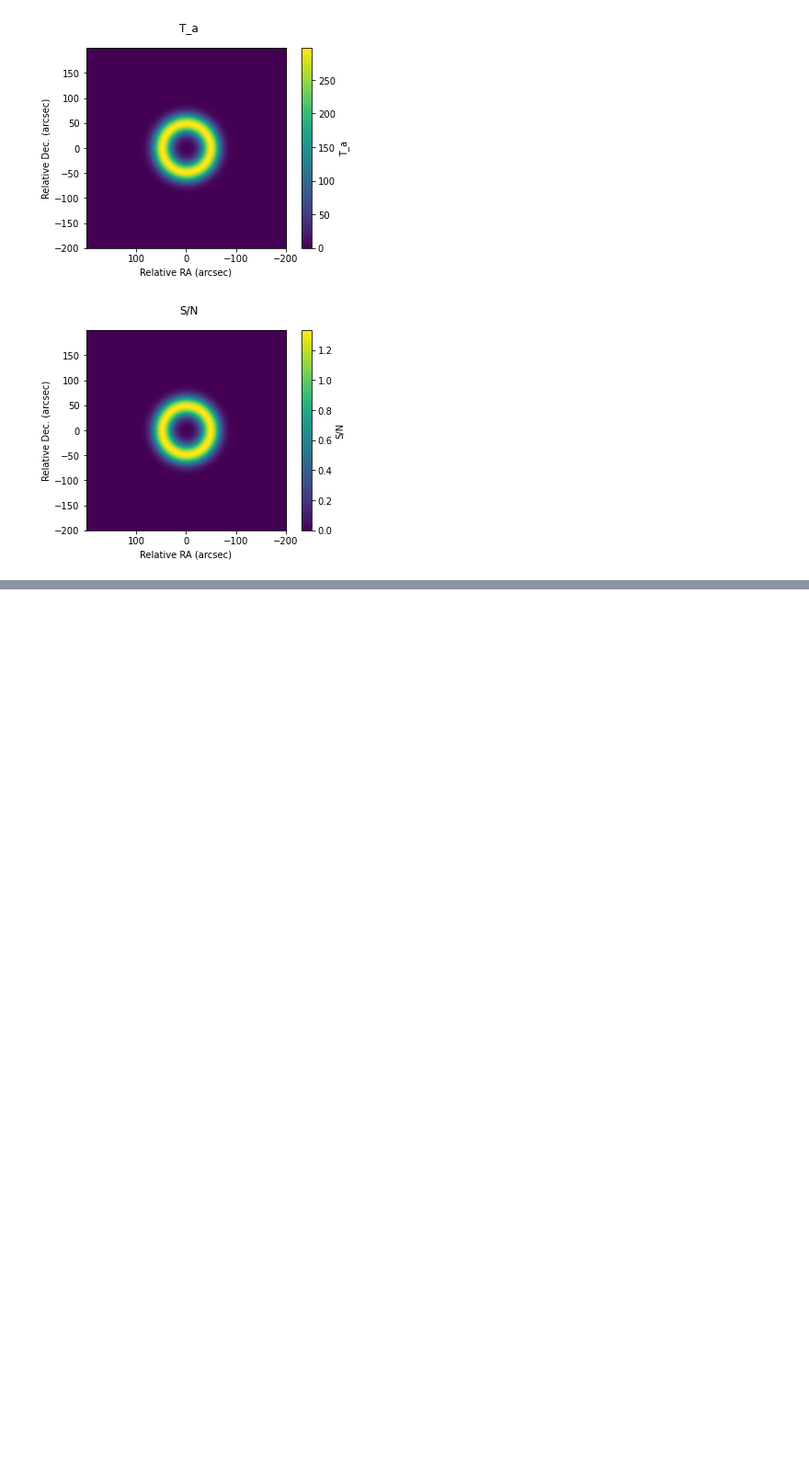
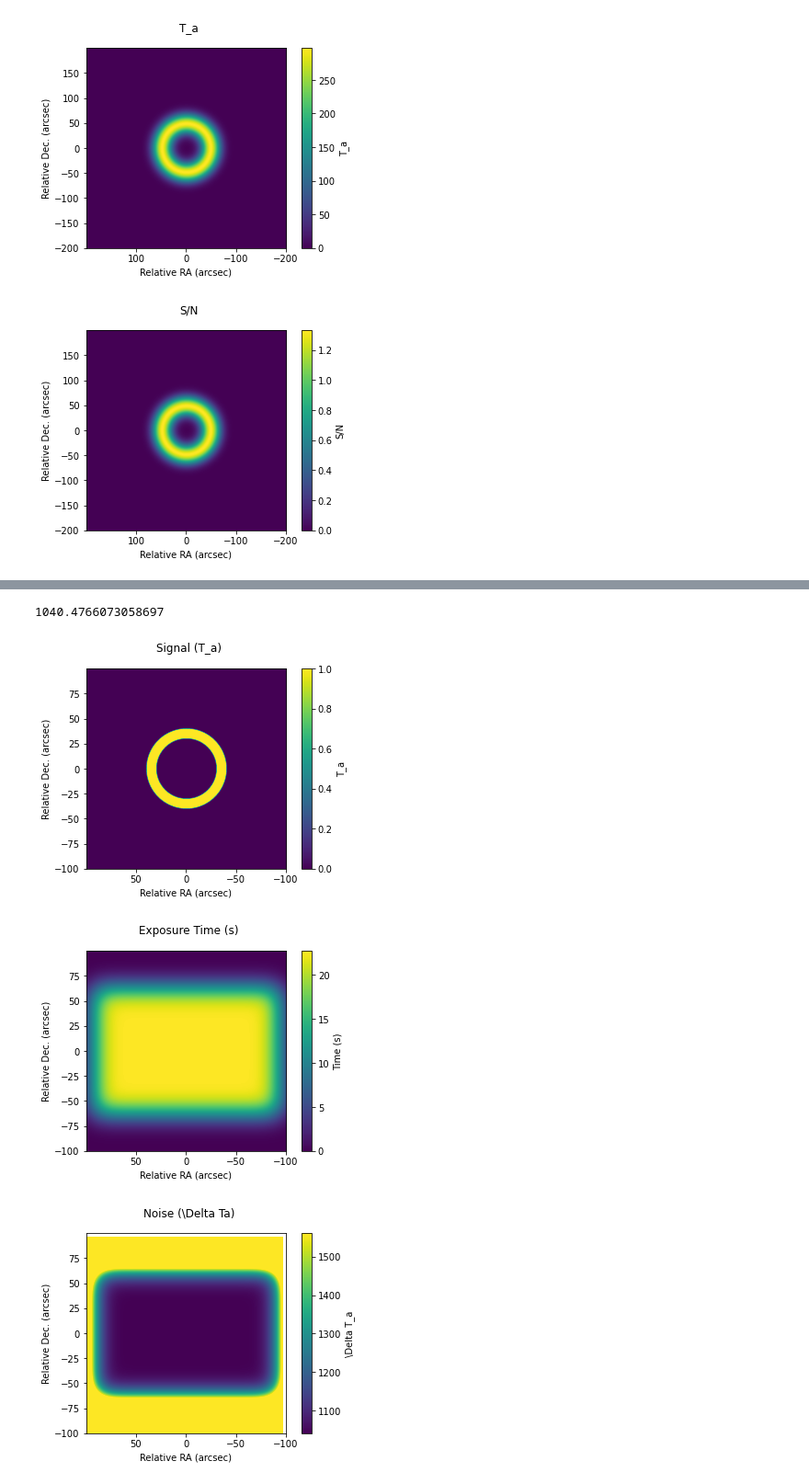
Before and after one commit to kfkaplan/the_greatest_sensitivity_mapper, a Jupyter notebook: test_sense_map.ipynb, the cells around one changed output, grey strips where cells are left out. Shown at 92% size. Saved outputs shown, nothing was run; the diff lists cells and outputs as text; code cells hidden in the pictures; blank space fills up the shorter version.

Commit message:
Some minor fixes to get reading .aor files to work.

```diff
--- a/test_sense_map.ipynb
+++ b/test_sense_map.ipynb
@@ -172,3 +172,31 @@ sky_grid.plot('s2n')
 [figure]
 [figure]
 [figure]
+# %%
+#Test reading in a .aor file and using it to map the ring
+
+sky_grid = sens_map_lib.sky([-100,100], [-100,100], 0.2) #Generate sky object
+ring = models.Ring2D(amplitude=1.0, x_0=0., y_0=0., r_in=30.0, r_out=40.0)
+sky_grid.input(ring) #Add in artifical ring signal
+aors = sens_map_lib.open_aors('test2.aor') #Read in .aor file the result is a list of aor objects
+#for aor in aors: #Paint all aors in .aor file onto the exposure map for the sky_grid object, here we assume the LFAH array is used
+#    aor.paint(sky_grid, 'LFAH')
+aors[2].paint(sky_grid, '4G3')
+sky_grid.simulate_observation(Tsys=2480.0)#Simulate the observations
+
+#Show results
+pyplot.figure()
+sky_grid.plot('signal')
+pyplot.figure()
+sky_grid.plot('exposure')
+pyplot.figure()
+sky_grid.plot('noise')
+pyplot.figure()
+sky_grid.plot('data')
+pyplot.figure()
+sky_grid.plot('s2n')
+# %% [output]
+1040.4766073058697
+[figure, added]
+[figure, added]
+[figure, added]
```
Also changed, not shown: parts of 4 cells of this notebook, 1 other file.
